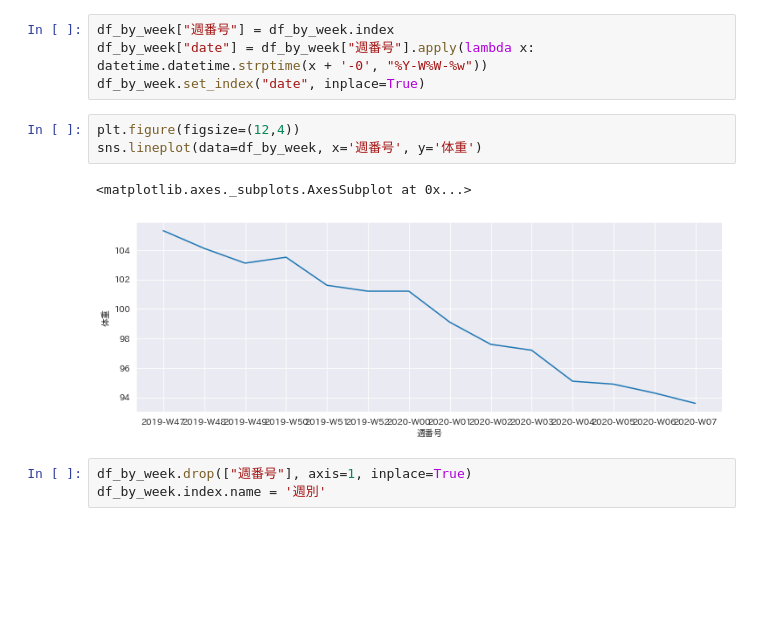
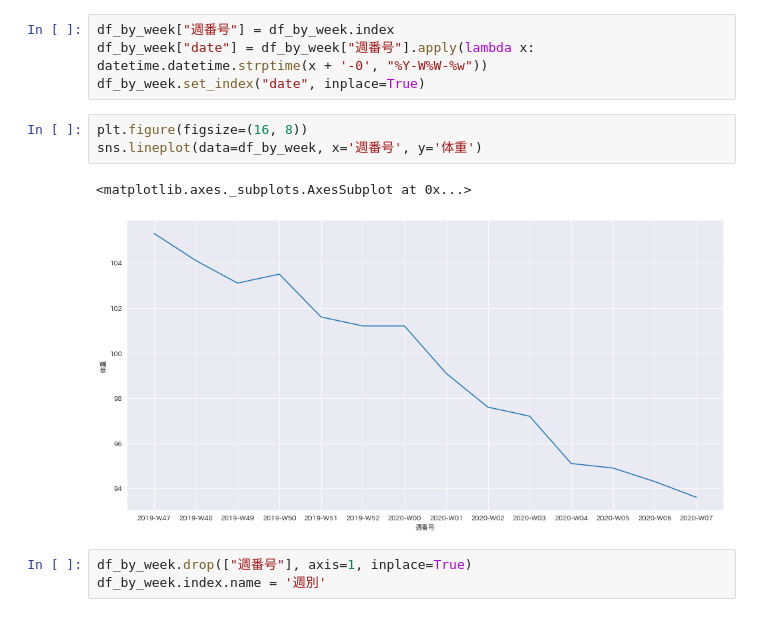
Before and after one commit to tsu-nera/yaseru, a Jupyter notebook: notebooks/weights_analysis.ipynb, the cells around one changed output. Drawn from its saved outputs; the diff is of its cells as text; blank space fills up the shorter version.

```diff
--- a/notebooks/weights_analysis.ipynb
+++ b/notebooks/weights_analysis.ipynb
@@ -139,11 +139,11 @@ df_by_week["週番号"] = df_by_week.index
 df_by_week["date"] = df_by_week["週番号"].apply(lambda x: datetime.datetime.strptime(x + '-0', "%Y-W%W-%w"))
 df_by_week.set_index("date", inplace=True)
 # %%
-plt.figure(figsize=(12,4))
+plt.figure(figsize=(16, 8))
 sns.lineplot(data=df_by_week, x='週番号', y='体重')
 # %% [output]
 <matplotlib.axes._subplots.AxesSubplot at 0x...>
-[figure, old version]
+[figure, new version]
 # %%
 df_by_week.drop(["週番号"], axis=1, inplace=True)
 df_by_week.index.name = '週別'
```
Also changed, not shown: parts of 6 cells of this notebook.
